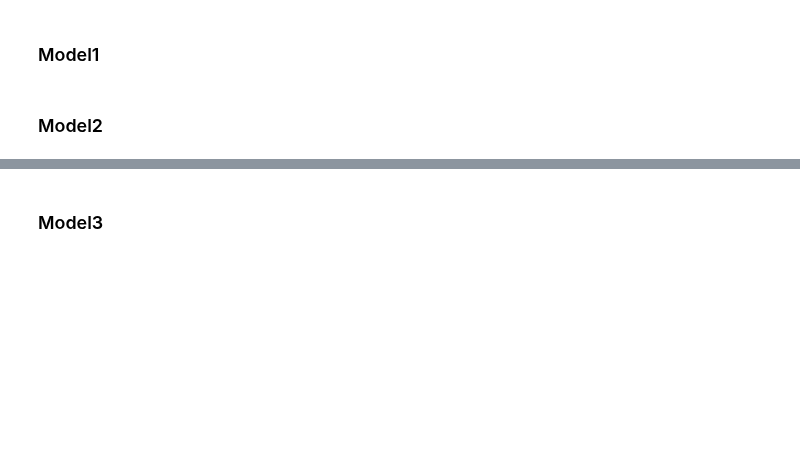
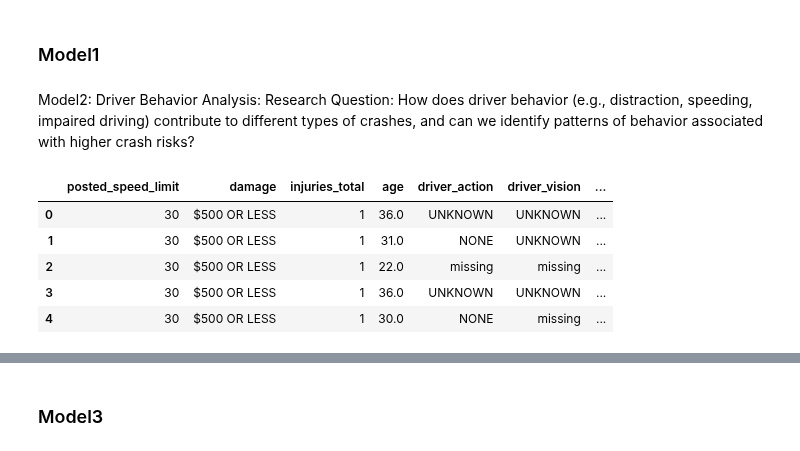
Before and after one commit to Ivan3864/dsc-Accidents-analysis, a Jupyter notebook: notebook.ipynb, the cells around one changed output, grey strips where cells are left out. Saved outputs shown, nothing was run; the diff lists cells and outputs as text; code cells hidden in the pictures; blank space fills up the shorter version.

```diff
--- a/notebook.ipynb
+++ b/notebook.ipynb
@@ -374,5 +356,17 @@ plt.show()
 # 7. Modeling
 # %% [markdown]
 ### Model1
-# %% [markdown]
-### Model2
+# %% [markdown]
+Model2:
+Driver Behavior Analysis:
+Research Question: How does driver behavior (e.g., distraction, speeding, impaired driving) contribute to different types of crashes, and can we identify patterns of behavior associated with higher crash risks?
+# %%
+model2_df = cleaned_df3.loc[:,['posted_speed_limit', 'damage','injuries_total','age', 'driver_action','driver_vision', 'physical_condition']]
+model2_df.head()
+# %% [output]
+|  | posted_speed_limit | damage | injuries_total | age | driver_action | driver_vision | ... |
+| 0 | 30 | $500 OR LESS | 1 | 36.0 | UNKNOWN | UNKNOWN | ... |
+| 1 | 30 | $500 OR LESS | 1 | 31.0 | NONE | UNKNOWN | ... |
+| 2 | 30 | $500 OR LESS | 1 | 22.0 | missing | missing | ... |
+| 3 | 30 | $500 OR LESS | 1 | 36.0 | UNKNOWN | UNKNOWN | ... |
+| 4 | 30 | $500 OR LESS | 1 | 30.0 | NONE | missing | ... |
```
Also changed, not shown: parts of 38 cells of this notebook.
